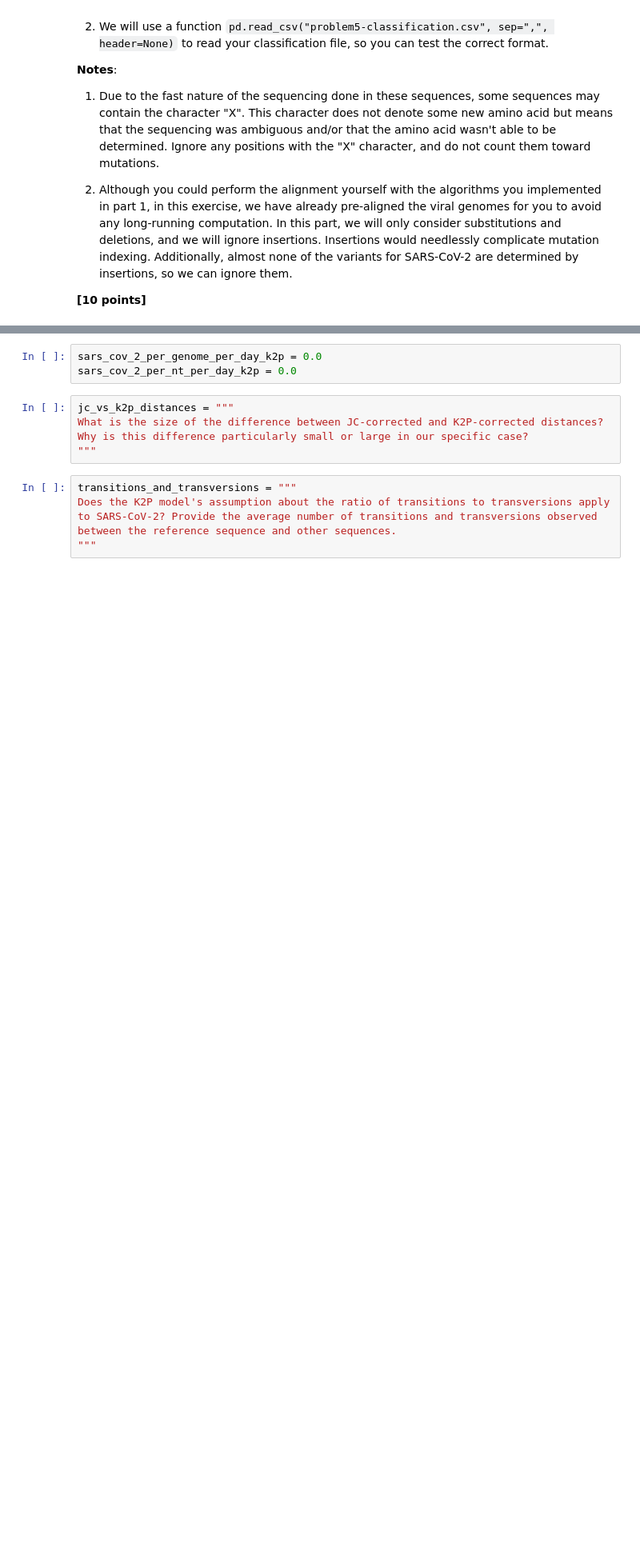
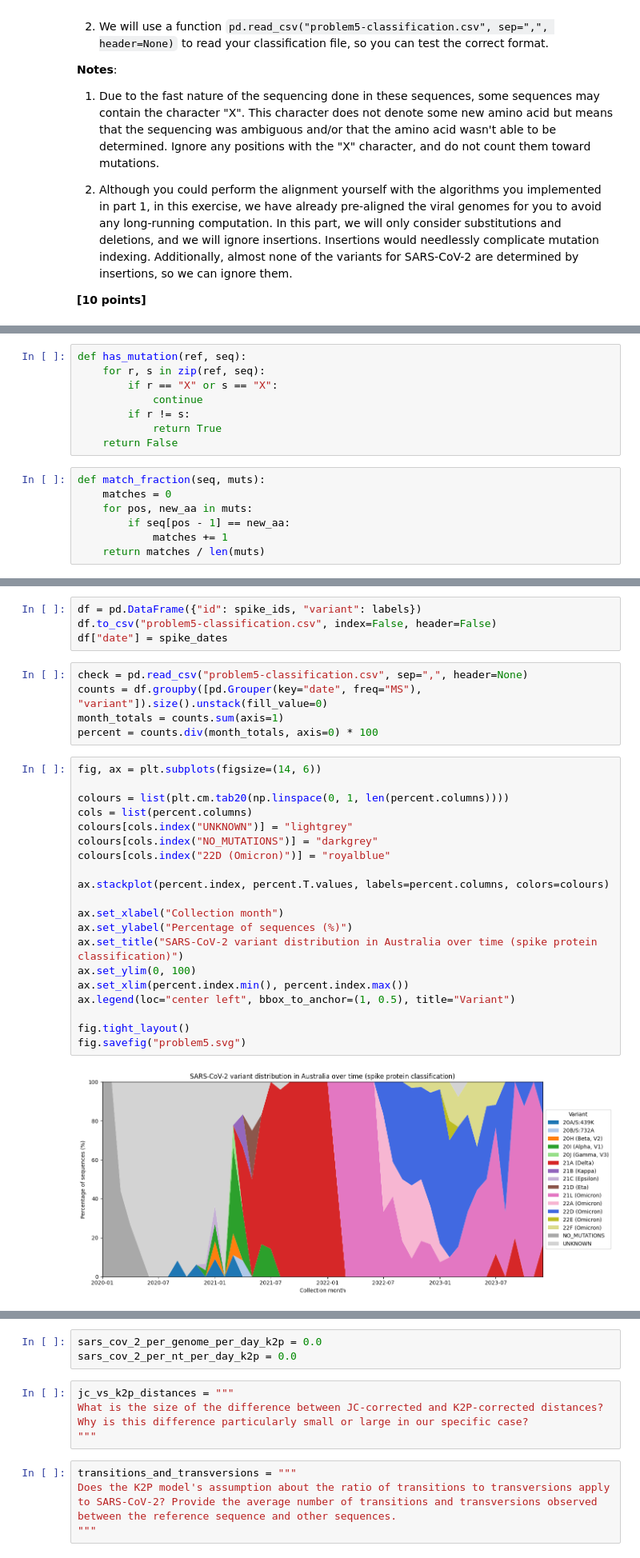
Before and after one commit to ashleeton/assign_viral_evo, a Jupyter notebook: viral_evo_workbook.ipynb, the cells around one changed output, grey strips where cells are left out. Shown at 80% size. Saved outputs shown, nothing was run; the diff lists cells and outputs as text; blank space fills up the shorter version.

```diff
--- a/viral_evo_workbook.ipynb
+++ b/viral_evo_workbook.ipynb
@@ -518,0 +515,15 @@ After you have assigned all the sequences to a variant, create a plot showing th
+# %%
+def has_mutation(ref, seq):
+    for r, s in zip(ref, seq):
+        if r == "X" or s == "X":
+            continue
+        if r != s:
+            return True
+    return False
+# %%
+def match_fraction(seq, muts):
+    matches = 0
+    for pos, new_aa in muts:
+        if seq[pos - 1] == new_aa:
+            matches += 1
+    return matches / len(muts)
@@ -519,3 +548,34 @@ After you have assigned all the sequences to a variant, create a plot showing th
+# %%
+df = pd.DataFrame({"id": spike_ids, "variant": labels})
+df.to_csv("problem5-classification.csv", index=False, header=False)
+df["date"] = spike_dates
+# %%
+check = pd.read_csv("problem5-classification.csv", sep=",", header=None)
+counts = df.groupby([pd.Grouper(key="date", freq="MS"), "variant"]).size().unstack(fill_value=0)
+month_totals = counts.sum(axis=1)
+percent = counts.div(month_totals, axis=0) * 100
+# %%
+fig, ax = plt.subplots(figsize=(14, 6))
+
+colours = list(plt.cm.tab20(np.linspace(0, 1, len(percent.columns))))
+cols = list(percent.columns)
+colours[cols.index("UNKNOWN")] = "lightgrey"
+colours[cols.index("NO_MUTATIONS")] = "darkgrey"
+colours[cols.index("22D (Omicron)")] = "royalblue"
+
+ax.stackplot(percent.index, percent.T.values, labels=percent.columns, colors=colours)
+
+ax.set_xlabel("Collection month")
+ax.set_ylabel("Percentage of sequences (%)")
+ax.set_title("SARS-CoV-2 variant distribution in Australia over time (spike protein classification)")
+ax.set_ylim(0, 100)
+ax.set_xlim(percent.index.min(), percent.index.max())
+ax.legend(loc="center left", bbox_to_anchor=(1, 0.5), title="Variant")
+
+fig.tight_layout()
+fig.savefig("problem5.svg")
+# %% [output]
+[figure, added]
 # %% [markdown]
 ## Bonus 1: Kimura two-parameter correction (K2P)
 
```
Also changed, not shown: parts of 8 cells of this notebook, 4 other files.
